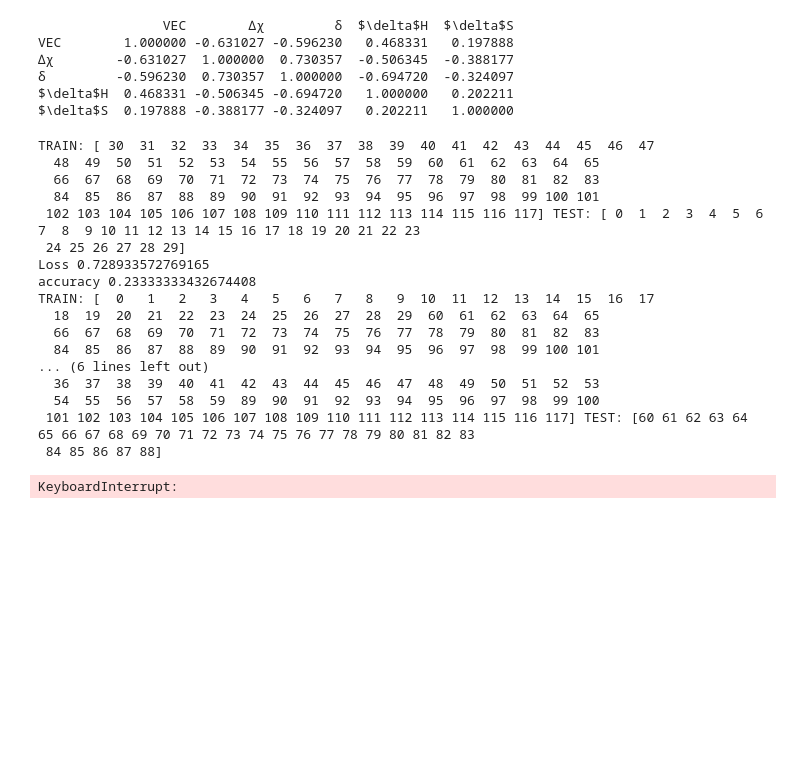
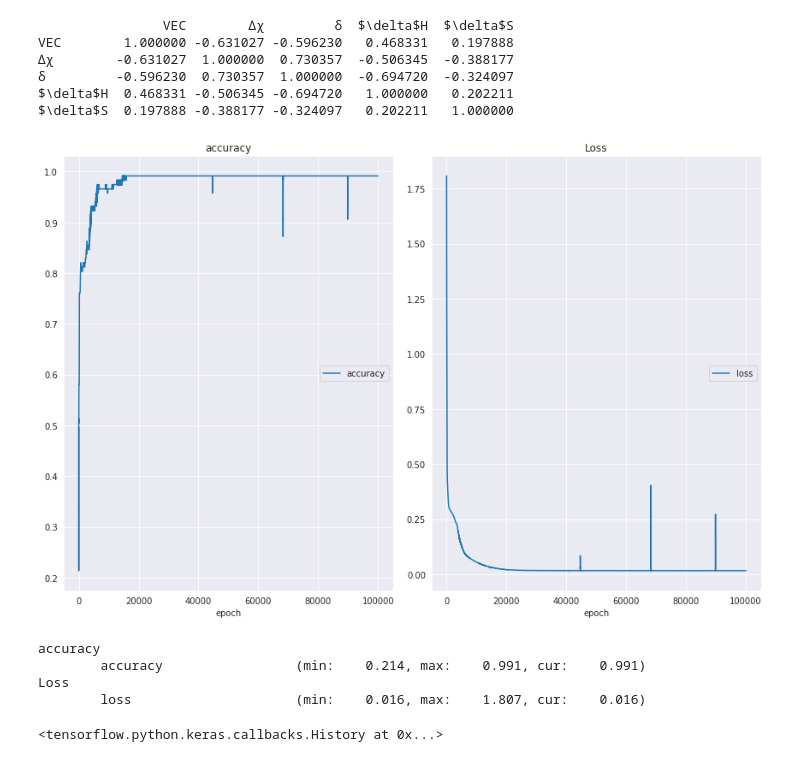
Before and after one commit to rahul-aedula95/ScientificML, a Jupyter notebook: 29/29.ipynb, the cells around one changed output. Cells and saved outputs as stored; diff of their text form; code cells hidden in the pictures; blank space fills up the shorter version.

Commit message:
Working Network with 100k epoch graph 99% accuracy

```diff
--- a/29/29.ipynb
+++ b/29/29.ipynb
@@ -69,46 +63,56 @@ model.add(Dense(3,activation='softmax'))
 # %%
+from tensorflow.keras import Sequential
+from tensorflow.keras.layers import Dense
+from livelossplot import PlotLossesKeras
+# define the model
+import tensorflow as tf
+model = Sequential()
+model.add(Dense(10, input_shape=(5,),activation='relu'))
+model.add(Dense(10,activation='relu'))
+model.add(Dense(3,activation='softmax'))
+
 model.compile(optimizer='adam', loss='binary_crossentropy', metrics=['accuracy'])
 from sklearn.model_selection import KFold
-kf = KFold(n_splits=4, random_state=None, shuffle=False)
+from sklearn.model_selection import train_test_split
+#kf = KFold(n_splits=4, random_state=None, shuffle=False)
 
 X = data.drop(['Material','Phase'], axis=1).values
-y = data['Phase'].values
 
-le = preprocessing.LabelEncoder()
-le.fit(y)
-y = le.transform(y)
+y = pd.get_dummies(data.Phase)
+y = y.values
+# le = preprocessing.LabelEncoder()
+# le.fit(y)
+# y = le.transform(y)
 
 
 
 
 X = np.asarray(X).astype(np.float32)
+#print (X)
+callback = tf.keras.callbacks.TensorBoard(log_dir='logs', update_freq='epoch', profile_batch=0)
+X_train, X_test, y_train, y_test = train_test_split(X, y, test_size=0.001)
 
-for train_index, test_index in kf.split(data):
-    print("TRAIN:", train_index, "TEST:", test_index)
-    X_train, X_test = X[train_index], X[test_index]
-    y_train, y_test = y[train_index], y[test_index]
+#print (y)
 
-    model.fit(X_train, y_train, epochs=10000, batch_size=4, verbose=0)
-    loss, acc = model.evaluate(X_test, y_test, verbose=0)
-    print ("Loss", loss)
-    print ('accuracy',acc)
-print (y)
+model.fit(X_train, y_train, epochs=100000, batch_size=len(X_train), verbose=0,callbacks=[PlotLossesKeras()])
+# print (model.predict(X_test))
+# model.evaluate(X_test, y_test, verbose=1)
+
+
+# for train_index, test_index in kf.split(data):
+#     print("TRAIN:", train_index, "TEST:", test_index)
+#     X_train, X_test = X[train_index], X[test_index]
+#     y_train, y_test = y[train_index], y[test_index]
+
+#     model.fit(X_train, y_train, epochs=1000, batch_size=4, verbose=0)
+#     loss, acc = model.evaluate(X_test, y_test, verbose=0)
+#     print ("Loss", loss)
+#     print ('accuracy',acc)
+# print (y)
 # %% [output]
+[figure, added]
-TRAIN: [ 30  31  32  33  34  35  36  37  38  39  40  41  42  43  44  45  46  47
-  48  49  50  51  52  53  54  55  56  57  58  59  60  61  62  63  64  65
-  66  67  68  69  70  71  72  73  74  75  76  77  78  79  80  81  82  83
-  84  85  86  87  88  89  90  91  92  93  94  95  96  97  98  99 100 101
- 102 103 104 105 106 107 108 109 110 111 112 113 114 115 116 117] TEST: [ 0  1  2  3  4  5  6  7  8  9 10 11 12 13 14 15 16 17 18 19 20 21 22 23
- 24 25 26 27 28 29]
-Loss 0.728933572769165
-accuracy 0.23333333432674408
-TRAIN: [  0   1   2   3   4   5   6   7   8   9  10  11  12  13  14  15  16  17
-  18  19  20  21  22  23  24  25  26  27  28  29  60  61  62  63  64  65
-  66  67  68  69  70  71  72  73  74  75  76  77  78  79  80  81  82  83
-  84  85  86  87  88  89  90  91  92  93  94  95  96  97  98  99 100 101
-... (6 lines left out)
-  36  37  38  39  40  41  42  43  44  45  46  47  48  49  50  51  52  53
-  54  55  56  57  58  59  89  90  91  92  93  94  95  96  97  98  99 100
- 101 102 103 104 105 106 107 108 109 110 111 112 113 114 115 116 117] TEST: [60 61 62 63 64 65 66 67 68 69 70 71 72 73 74 75 76 77 78 79 80 81 82 83
- 84 85 86 87 88]
+accuracy
+        accuracy                 (min:    0.214, max:    0.991, cur:    0.991)
+Loss
+        loss                     (min:    0.016, max:    1.807, cur:    0.016)
-KeyboardInterrupt:
+<tensorflow.python.keras.callbacks.History at 0x...>
```
Also changed, not shown: parts of 2 cells of this notebook.
